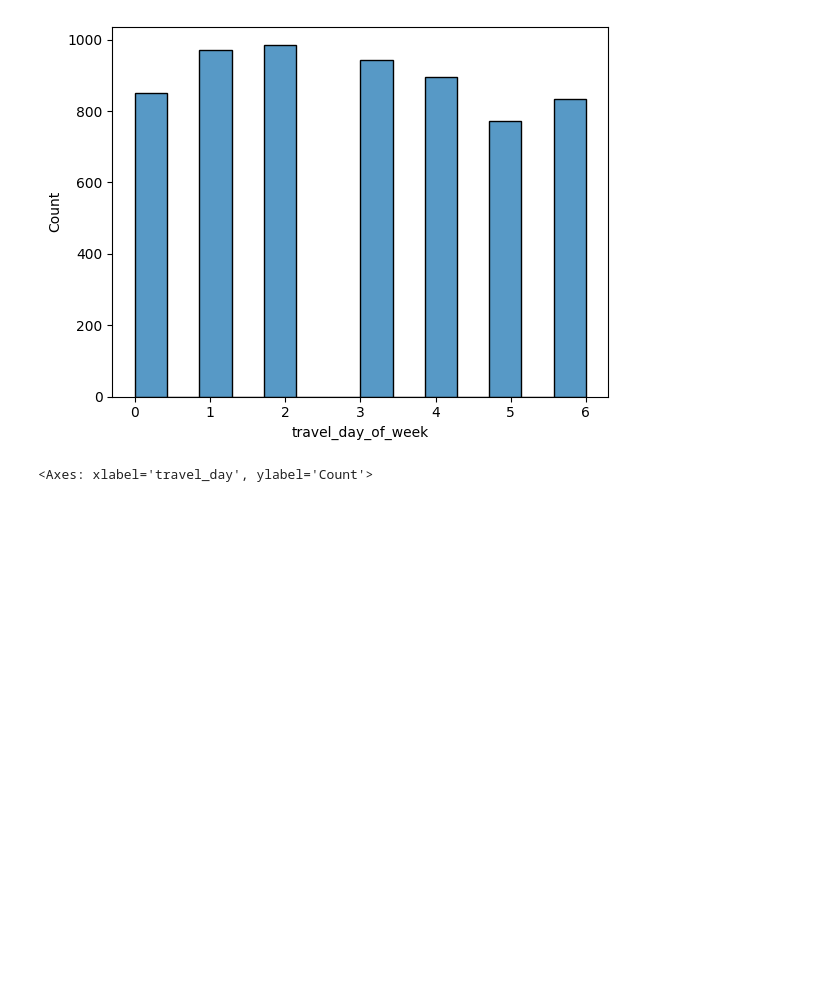
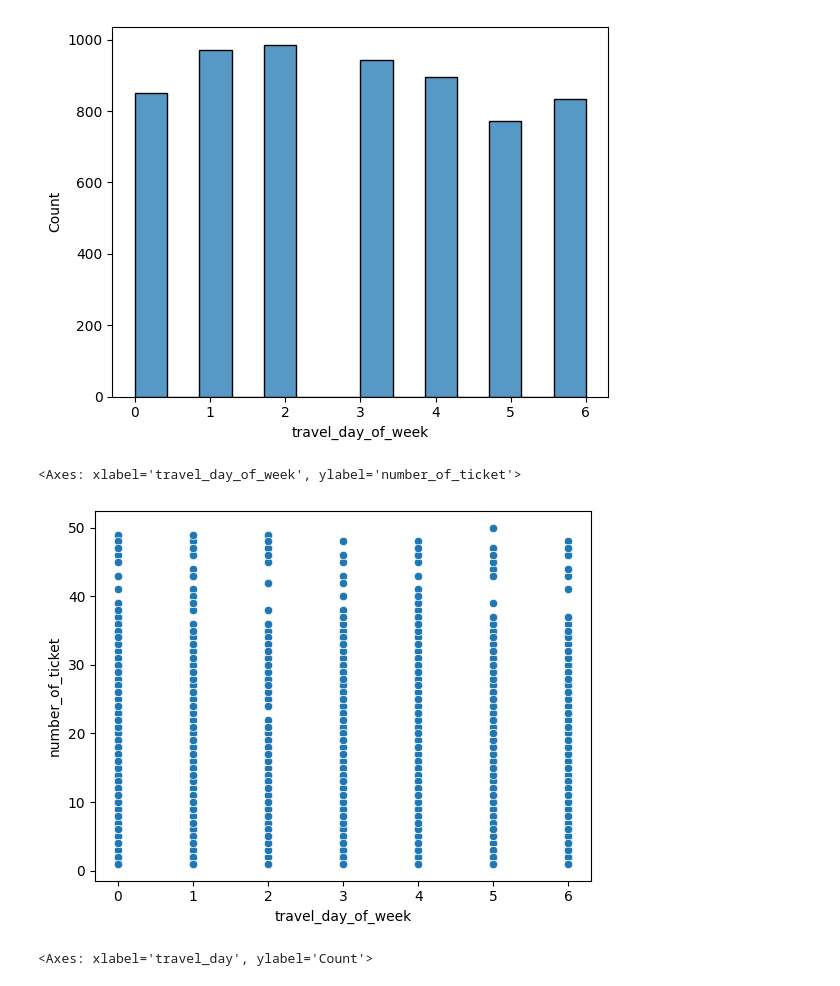
Before and after one commit to sidpatondikar/Capstone-Project-Regression, a Jupyter notebook: Individual_notebook.ipynb, the cells around one changed output. Saved outputs shown, nothing was run; the diff lists cells and outputs as text; code cells hidden in the pictures; blank space fills up the shorter version.

```diff
--- a/Individual_notebook.ipynb
+++ b/Individual_notebook.ipynb
@@ -271,6 +271,11 @@ sns.histplot(df_copy['travel_day_of_week'])
 # %% [output]
 <Axes: xlabel='travel_day_of_week', ylabel='Count'>
 [figure]
+# %%
+sns.scatterplot(data=df_copy, x='travel_day_of_week',y='number_of_ticket')
+# %% [output]
+<Axes: xlabel='travel_day_of_week', ylabel='number_of_ticket'>
+[figure, added]
 # %%
 sns.histplot(df_copy['travel_day'])
 # %% [output]
```
Also changed, not shown: parts of 33 cells of this notebook.
